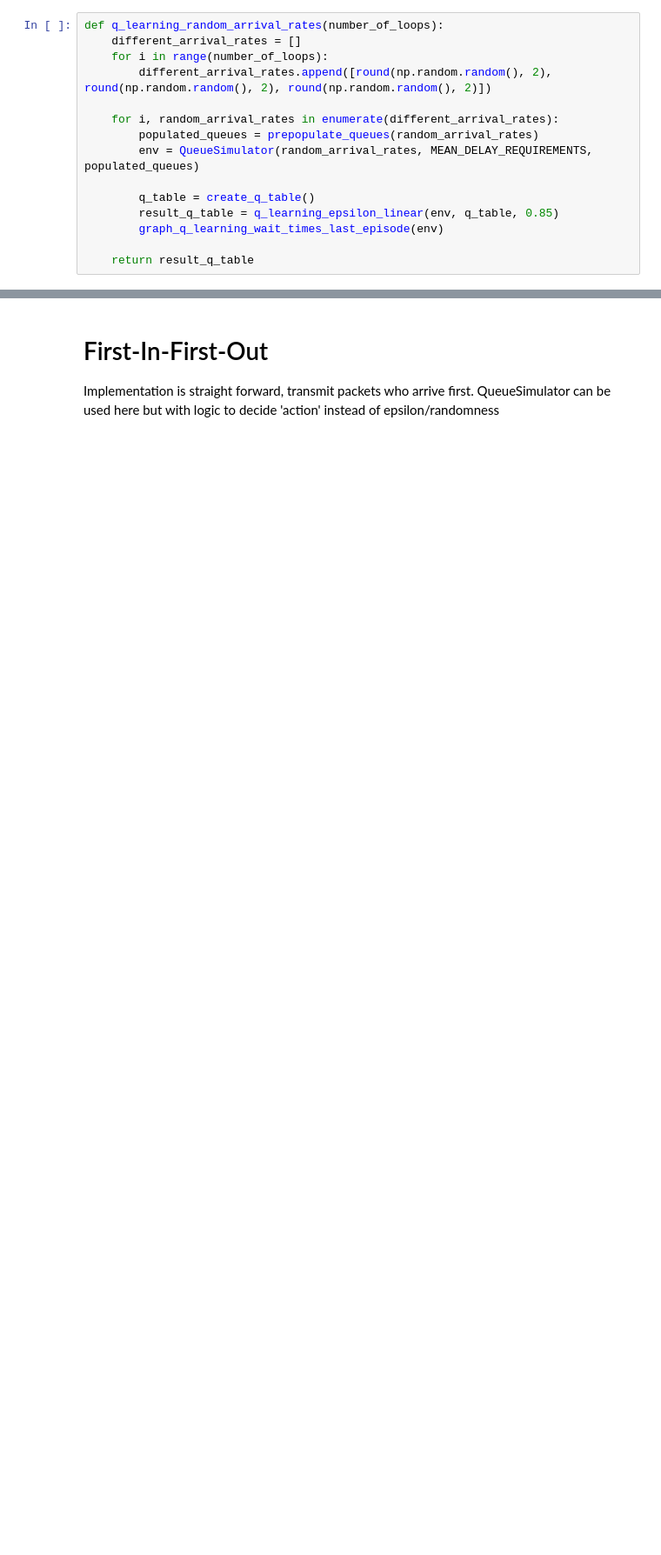
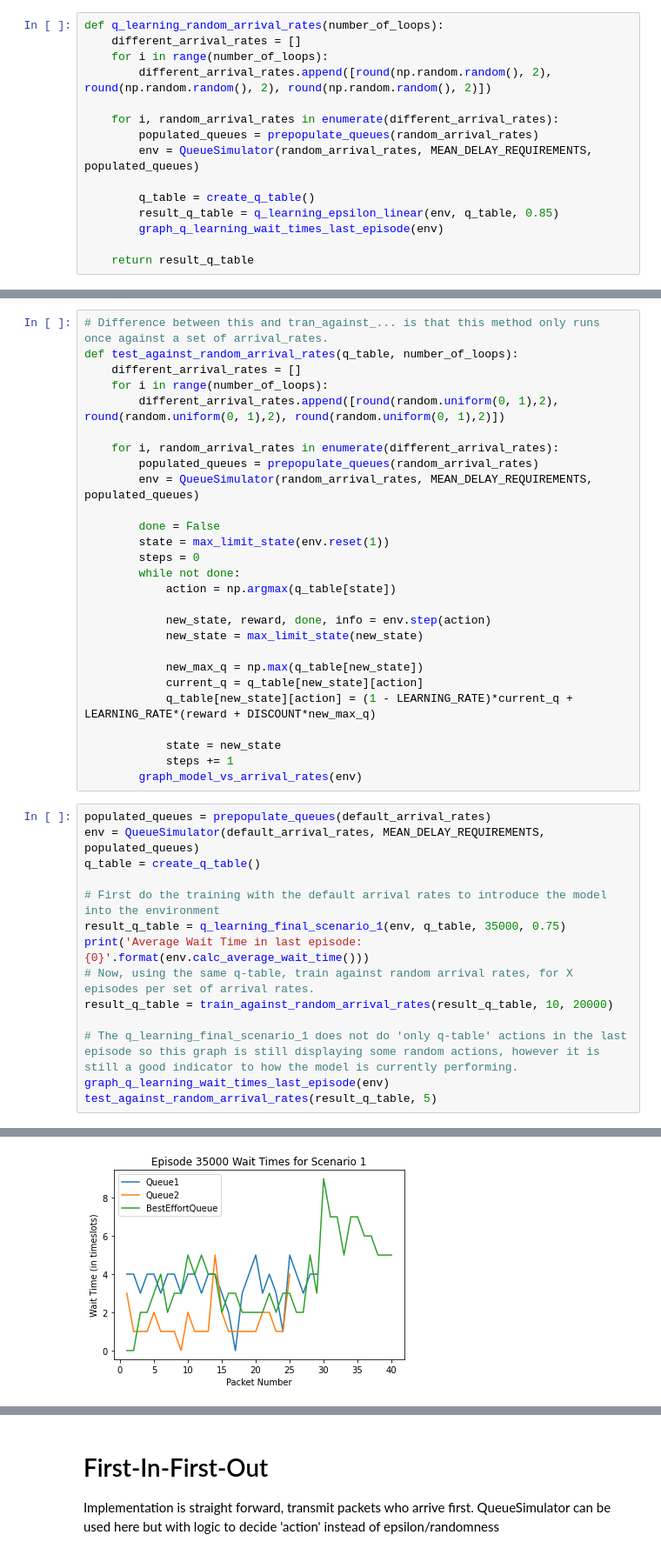
Before and after one commit to s3719678/ML_A2, a Jupyter notebook: notebooks/duc.ipynb, the cells around one changed output, grey strips where cells are left out. Shown at 87% size. Cells and saved outputs as stored; diff of their text form; blank space fills up the shorter version.

```diff
--- a/notebooks/duc.ipynb
+++ b/notebooks/duc.ipynb
@@ -657,0 +762,42 @@ Finished 24000 episodes. Randoms chosen: 67 and Q Chosen: 144. Epsilon is: 0.320
+# %%
+# Difference between this and tran_against_... is that this method only runs once against a set of arrival_rates.
+def test_against_random_arrival_rates(q_table, number_of_loops):
+    different_arrival_rates = []
+    for i in range(number_of_loops):
+        different_arrival_rates.append([round(random.uniform(0, 1),2), round(random.uniform(0, 1),2), round(random.uniform(0, 1),2)])
+
+    for i, random_arrival_rates in enumerate(different_arrival_rates):
+        populated_queues = prepopulate_queues(random_arrival_rates)
+        env = QueueSimulator(random_arrival_rates, MEAN_DELAY_REQUIREMENTS, populated_queues)
+
+        done = False
+        state = max_limit_state(env.reset(1))
+        steps = 0
+        while not done:
+            action = np.argmax(q_table[state])
+
+            new_state, reward, done, info = env.step(action)
+            new_state = max_limit_state(new_state)
+
+            new_max_q = np.max(q_table[new_state])
+            current_q = q_table[new_state][action]
+            q_table[new_state][action] = (1 - LEARNING_RATE)*current_q + LEARNING_RATE*(reward + DISCOUNT*new_max_q)
+
+            state = new_state
+            steps += 1
+        graph_model_vs_arrival_rates(env)
+# %%
+populated_queues = prepopulate_queues(default_arrival_rates)
+env = QueueSimulator(default_arrival_rates, MEAN_DELAY_REQUIREMENTS, populated_queues)
+q_table = create_q_table()
+
+# First do the training with the default arrival rates to introduce the model into the environment
+result_q_table = q_learning_final_scenario_1(env, q_table, 35000, 0.75)
+print('Average Wait Time in last episode: {0}'.format(env.calc_average_wait_time()))
+# Now, using the same q-table, train against random arrival rates, for X episodes per set of arrival rates.
+result_q_table = train_against_random_arrival_rates(result_q_table, 10, 20000)
+
+# The q_learning_final_scenario_1 does not do 'only q-table' actions in the last episode so this graph is still displaying some random actions, however it is still a good indicator to how the model is currently performing.
+graph_q_learning_wait_times_last_episode(env)
+test_against_random_arrival_rates(result_q_table, 5)
+# %% [output]
@@ -657,0 +821 @@ Finished 24000 episodes. Randoms chosen: 67 and Q Chosen: 144. Epsilon is: 0.320
+[figure, added]
```
Also changed, not shown: parts of 24 cells of this notebook, 2 other files.
